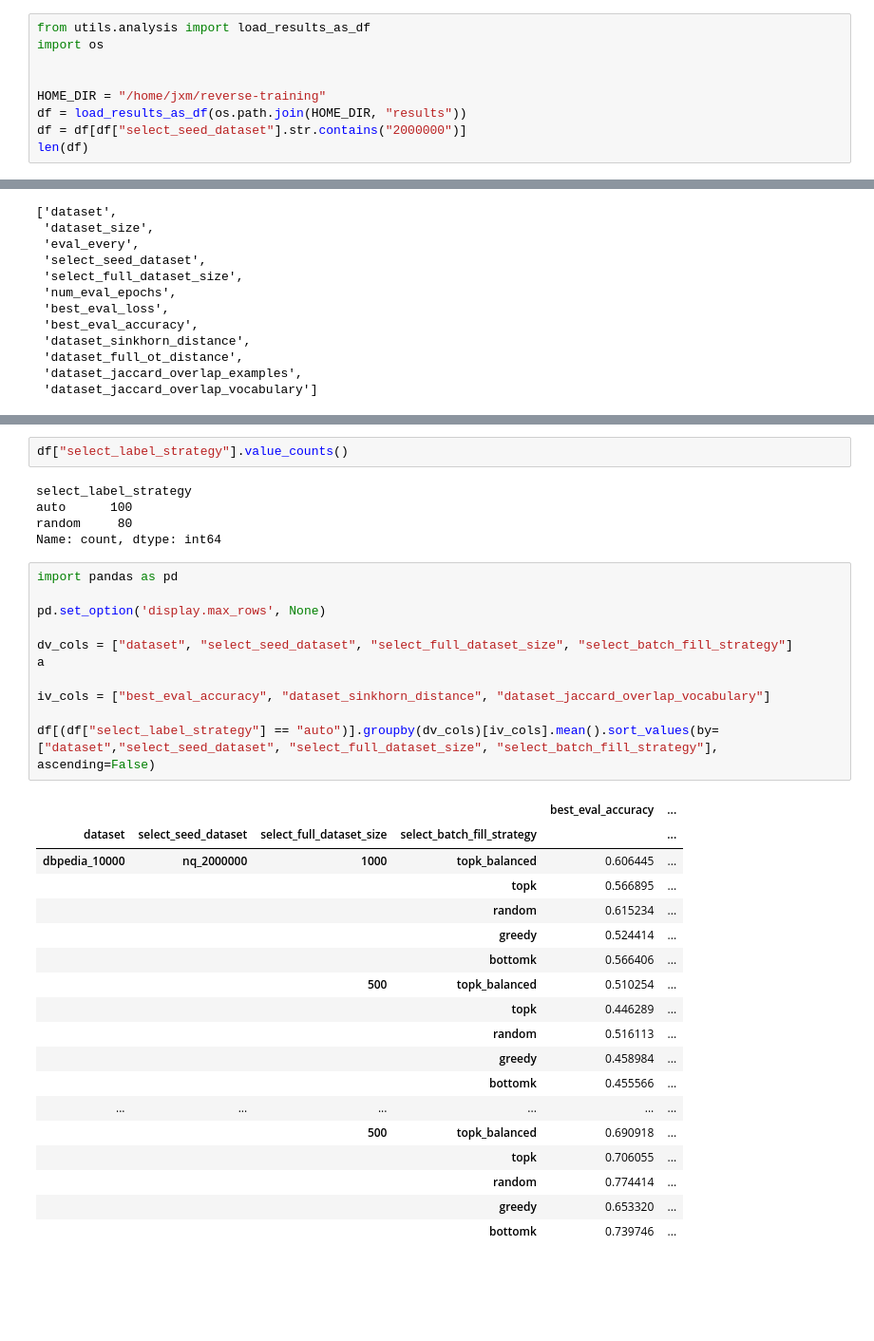
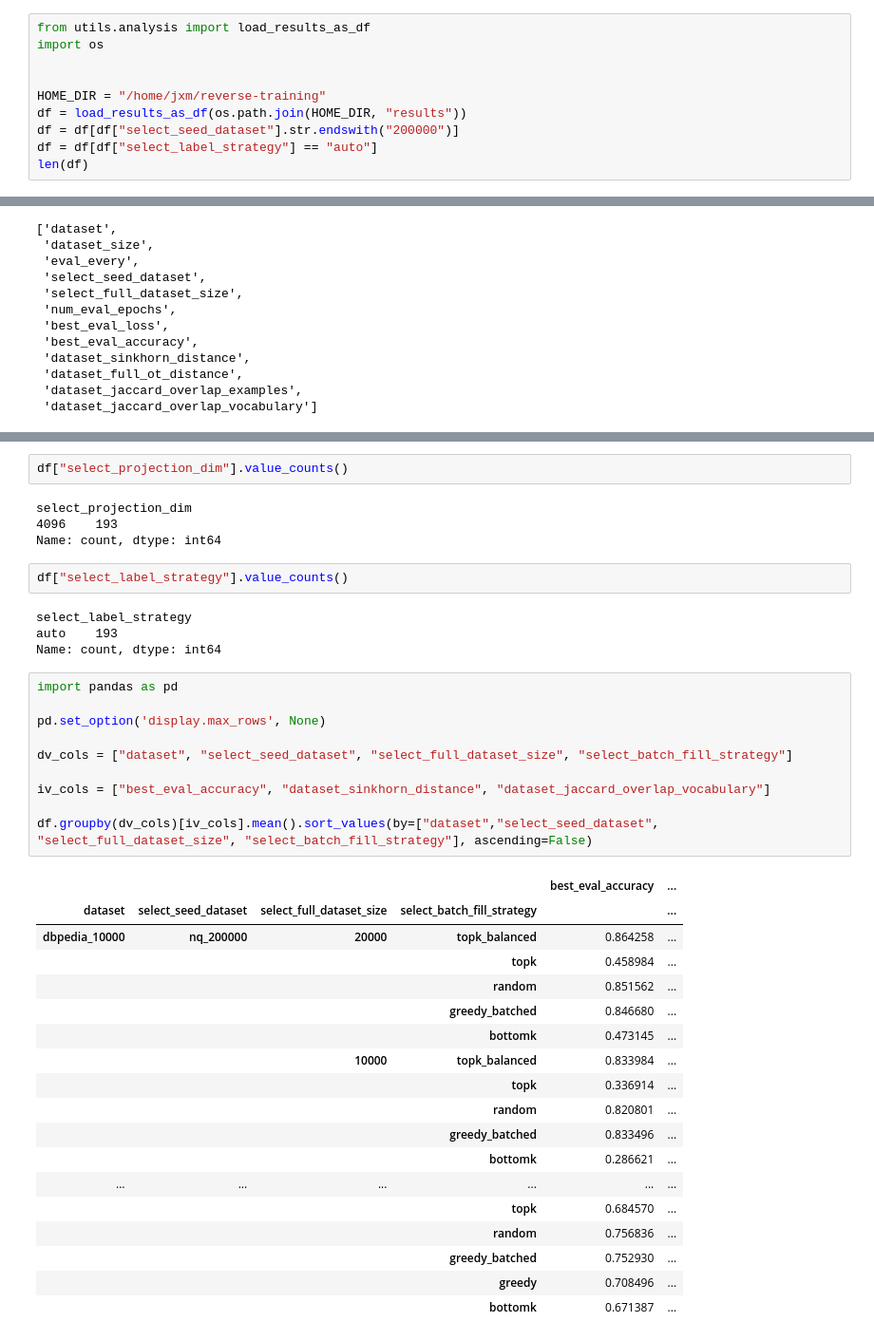
Before and after one commit to jxmorris12/reverse-training, a Jupyter notebook: nbs/2025_03_23_Experiments_first_try.ipynb, the cells around one changed output, grey strips where cells are left out. Shown at 95% size. Saved outputs shown, nothing was run; the diff lists cells and outputs as text; blank space fills up the shorter version.

```diff
--- a/nbs/2025_03_23_Experiments_first_try.ipynb
+++ b/nbs/2025_03_23_Experiments_first_try.ipynb
@@ -16,6 +16,7 @@ import os
 
 HOME_DIR = "/home/jxm/reverse-training"
 df = load_results_as_df(os.path.join(HOME_DIR, "results"))
-df = df[df["select_seed_dataset"].str.contains("2000000")]
+df = df[df["select_seed_dataset"].str.endswith("200000")]
+df = df[df["select_label_strategy"] == "auto"]
 len(df)
 # %% [output]
@@ -76,41 +76,45 @@ dbpedia_10000     90
 Name: count, dtype: int64
+# %%
+df["select_projection_dim"].value_counts()
+# %% [output]
+select_projection_dim
+4096    193
+Name: count, dtype: int64
 # %%
 df["select_label_strategy"].value_counts()
 # %% [output]
 select_label_strategy
-auto      100
-random     80
+auto    193
 Name: count, dtype: int64
 # %%
 import pandas as pd
 
 pd.set_option('display.max_rows', None)
 
 dv_cols = ["dataset", "select_seed_dataset", "select_full_dataset_size", "select_batch_fill_strategy"]
-a
 
 iv_cols = ["best_eval_accuracy", "dataset_sinkhorn_distance", "dataset_jaccard_overlap_vocabulary"]
 
-df[(df["select_label_strategy"] == "auto")].groupby(dv_cols)[iv_cols].mean().sort_values(by=["dataset","select_seed_dataset", "select_full_dataset_size", "select_batch_fill_strategy"], ascending=False)
+df.groupby(dv_cols)[iv_cols].mean().sort_values(by=["dataset","select_seed_dataset", "select_full_dataset_size", "select_batch_fill_strategy"], ascending=False)
 # %% [output]
 |  |  |  |  | best_eval_accuracy | ... |
 | dataset | select_seed_dataset | select_full_dataset_size | select_batch_fill_strategy |  | ... |
-| dbpedia_10000 | nq_2000000 | 1000 | topk_balanced | 0.606445 | ... |
-|  |  |  | topk | 0.566895 | ... |
-|  |  |  | random | 0.615234 | ... |
-|  |  |  | greedy | 0.524414 | ... |
-|  |  |  | bottomk | 0.566406 | ... |
-|  |  | 500 | topk_balanced | 0.510254 | ... |
-|  |  |  | topk | 0.446289 | ... |
-|  |  |  | random | 0.516113 | ... |
-|  |  |  | greedy | 0.458984 | ... |
-|  |  |  | bottomk | 0.455566 | ... |
+| dbpedia_10000 | nq_200000 | 20000 | topk_balanced | 0.864258 | ... |
+|  |  |  | topk | 0.458984 | ... |
+|  |  |  | random | 0.851562 | ... |
+|  |  |  | greedy_batched | 0.846680 | ... |
+|  |  |  | bottomk | 0.473145 | ... |
+|  |  | 10000 | topk_balanced | 0.833984 | ... |
+|  |  |  | topk | 0.336914 | ... |
+|  |  |  | random | 0.820801 | ... |
+|  |  |  | greedy_batched | 0.833496 | ... |
+|  |  |  | bottomk | 0.286621 | ... |
 | ... | ... | ... | ... | ... | ... |
-|  |  | 500 | topk_balanced | 0.690918 | ... |
-|  |  |  | topk | 0.706055 | ... |
-|  |  |  | random | 0.774414 | ... |
-|  |  |  | greedy | 0.653320 | ... |
-|  |  |  | bottomk | 0.739746 | ... |
+|  |  |  | topk | 0.684570 | ... |
+|  |  |  | random | 0.756836 | ... |
+|  |  |  | greedy_batched | 0.752930 | ... |
+|  |  |  | greedy | 0.708496 | ... |
+|  |  |  | bottomk | 0.671387 | ... |
 # %%
 import seaborn as sns
 
```
Also changed, not shown: parts of 5 cells of this notebook, 4 other files.
